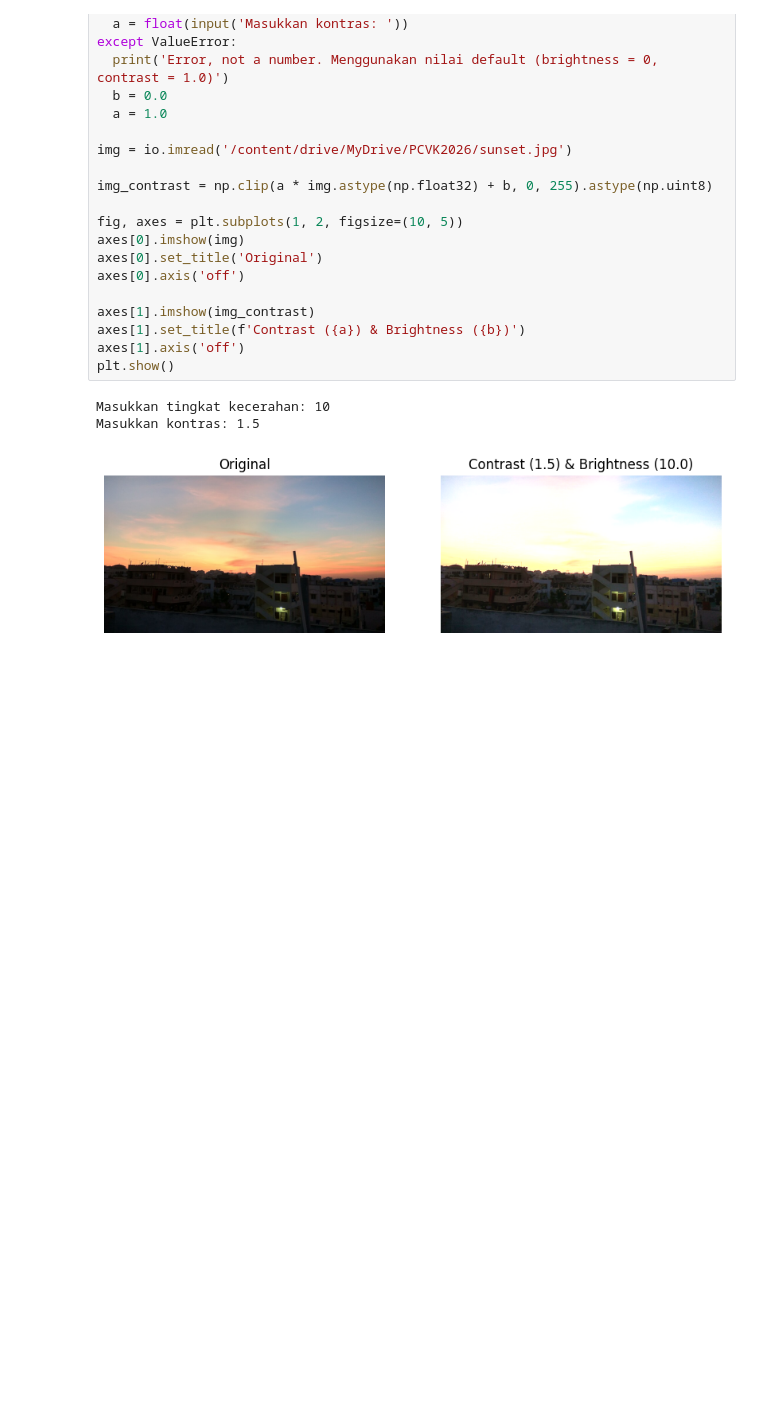
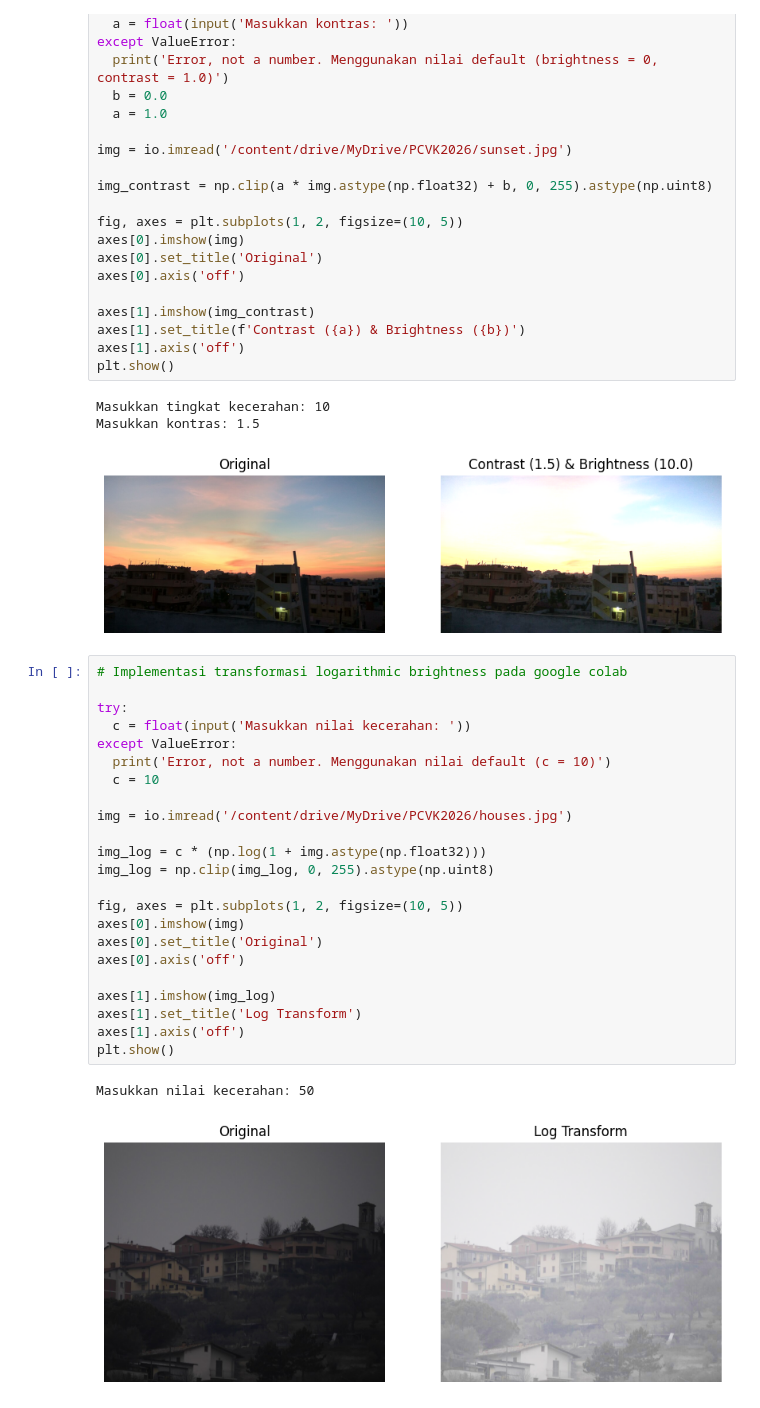
Before and after one commit to rsyadipras/PCVK_Ganjil2026, a Jupyter notebook: Week3.ipynb, the cells around one changed output. Cells and saved outputs as stored; diff of their text form; blank space fills up the shorter version.

Commit message:
feat: implement logarithmic brightness transformation

```diff
--- a/Week3.ipynb
+++ b/Week3.ipynb
@@ -92,3 +92,29 @@ plt.show()
 Masukkan tingkat kecerahan: 10
 Masukkan kontras: 1.5
 [figure]
+# %%
+# Implementasi transformasi logarithmic brightness pada google colab
+
+try:
+  c = float(input('Masukkan nilai kecerahan: '))
+except ValueError:
+  print('Error, not a number. Menggunakan nilai default (c = 10)')
+  c = 10
+
+img = io.imread('/content/drive/MyDrive/PCVK2026/houses.jpg')
+
+img_log = c * (np.log(1 + img.astype(np.float32)))
+img_log = np.clip(img_log, 0, 255).astype(np.uint8)
+
+fig, axes = plt.subplots(1, 2, figsize=(10, 5))
+axes[0].imshow(img)
+axes[0].set_title('Original')
+axes[0].axis('off')
+
+axes[1].imshow(img_log)
+axes[1].set_title('Log Transform')
+axes[1].axis('off')
+plt.show()
+# %% [output]
+Masukkan nilai kecerahan: 50
+[figure, added]
```
